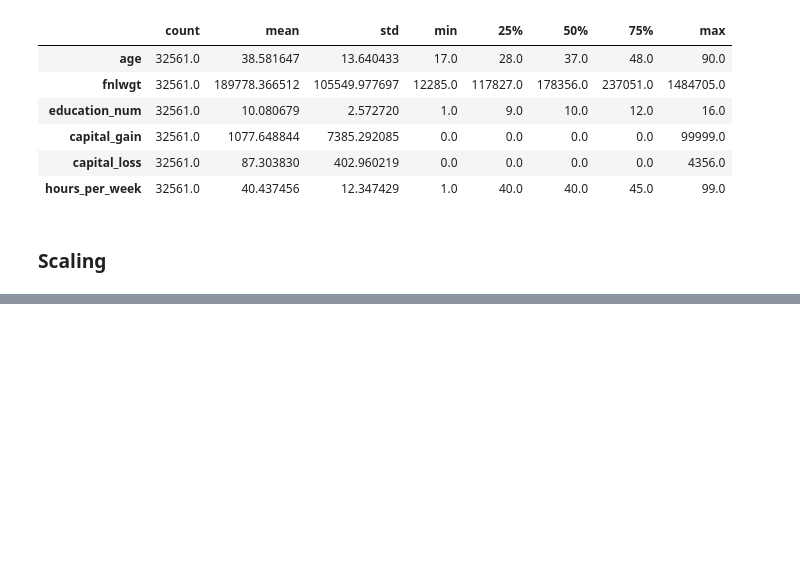
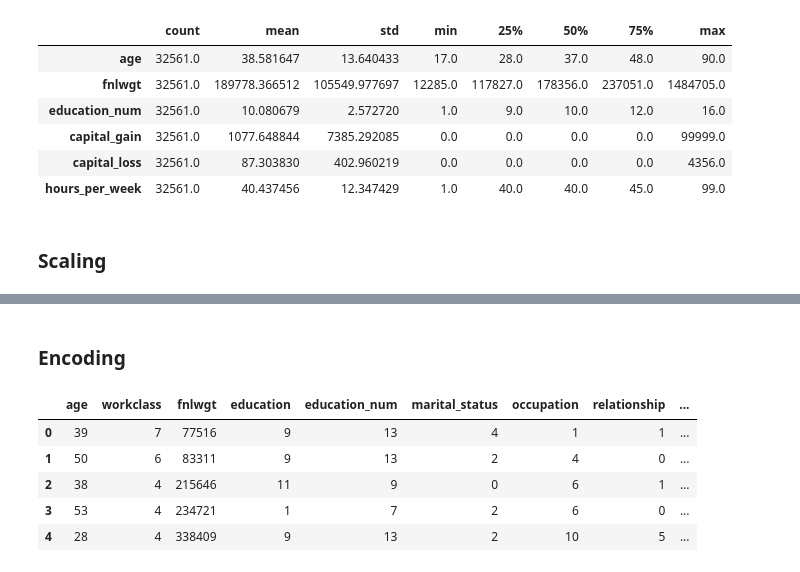
Before and after one commit to Ayush-dhabale/ExeclR_Assignments, a Jupyter notebook: EDA2/eda.ipynb, the cells around one changed output, grey strips where cells are left out. Drawn from its saved outputs; the diff is of its cells as text; code cells hidden in the pictures; blank space fills up the shorter version.

```diff
--- a/EDA2/eda.ipynb
+++ b/EDA2/eda.ipynb
@@ -402,0 +538,2 @@ data[numerical_features].describe().T
+# %% [markdown]
+### Encoding
@@ -402,0 +558,47 @@ data[numerical_features].describe().T
+# %%
+def label_encode(df, column):
+    """
+    Apply Label Encoding to the specified column in the dataframe.
+
+    Args:
+        df (pd.DataFrame): The dataframe containing the column to encode.
+        column (str): The column name to apply label encoding.
+
+    Returns:
+        pd.DataFrame: Dataframe with the label-encoded column replacing the original column.
+    """
+    le = LabelEncoder()
+    df[column] = le.fit_transform(df[column])
+    return df
+# %%
+def encode_categorical_columns(df, categorical_columns):
+    """
+    Encode categorical columns in the dataframe based on the number of unique categories:
+    - Use One-Hot Encoding for columns with fewer than 5 unique categories.
+    - Use Label Encoding for columns with 5 or more unique categories.
+
+    Args:
+        df (pd.DataFrame): The dataframe to process.
+
+    Returns:
+        pd.DataFrame: Dataframe with encoded categorical columns.
+    """
+    for column in categorical_columns:
+        unique_count = df[column].nunique()
+        if unique_count < 5:
+            df = one_hot_encode(df, column)
+        else:
+            df = label_encode(df, column)
+
+    return df
+# %%
+data = encode_categorical_columns(df= data, categorical_columns= categorical_features)
+# %%
+data.head()
+# %% [output]
+|  | age | workclass | fnlwgt | education | education_num | marital_status | occupation | relationship | ... |
+| 0 | 39 | 7 | 77516 | 9 | 13 | 4 | 1 | 1 | ... |
+| 1 | 50 | 6 | 83311 | 9 | 13 | 2 | 4 | 0 | ... |
+| 2 | 38 | 4 | 215646 | 11 | 9 | 0 | 6 | 1 | ... |
+| 3 | 53 | 4 | 234721 | 1 | 7 | 2 | 6 | 0 | ... |
+| 4 | 28 | 4 | 338409 | 9 | 13 | 2 | 10 | 5 | ... |
```
Also changed, not shown: parts of 16 cells of this notebook, 2 other files.
